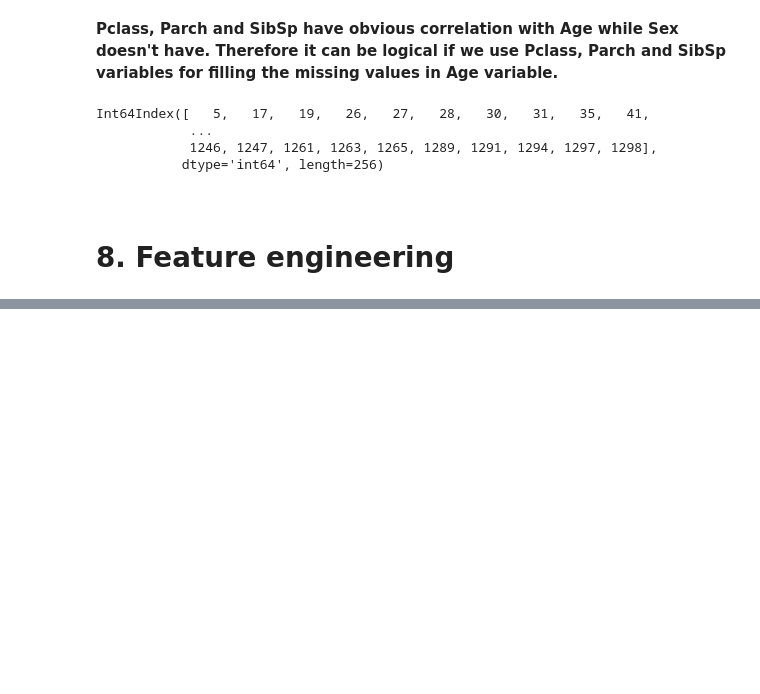
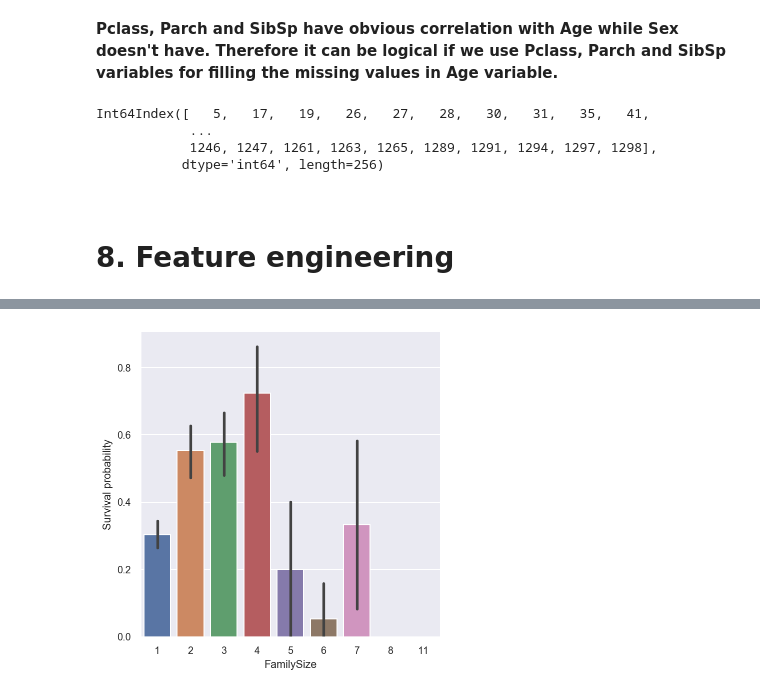
Before and after one commit to muhammet-cakmak/Ensembling_Project, a Jupyter notebook: Kaggle_titanic_set.ipynb, the cells around one changed output, grey strips where cells are left out. Drawn from its saved outputs; the diff is of its cells as text; code cells hidden in the pictures; blank space fills up the shorter version.

```diff
--- a/Kaggle_titanic_set.ipynb
+++ b/Kaggle_titanic_set.ipynb
@@ -746,0 +870,4 @@ for i in Age_index:
+# %%
+# Droping variable "Name" from the data.
+df_new_train.drop("Name", axis = 1, inplace = True)
+df_new_train.head()
@@ -746,0 +881,4 @@ for i in Age_index:
+# %%
+# Convert "Title" categorical variable to dummy variables.
+df_new_train = pd.get_dummies(df_new_train, columns = ["Title"])
+df_new_train
@@ -746,0 +906,4 @@ for i in Age_index:
+# %%
+# creating new feature as FamilySize. Here 1 refers to passenger itself
+df_new_train["FamilySize"] = df_new_train["SibSp"] + df_new_train["Parch"] + 1
+df_new_train
@@ -746,0 +924,6 @@ for i in Age_index:
+# %%
+# Let's see what the relationship between survival rate and FamilySize is.
+g = sns.factorplot(x = "FamilySize", y = "Survived", data = df_new_train, kind = "bar");
+g.set_ylabels("Survival probability");
+# %% [output]
+[figure, added]
```
Also changed, not shown: parts of 50 cells of this notebook.
